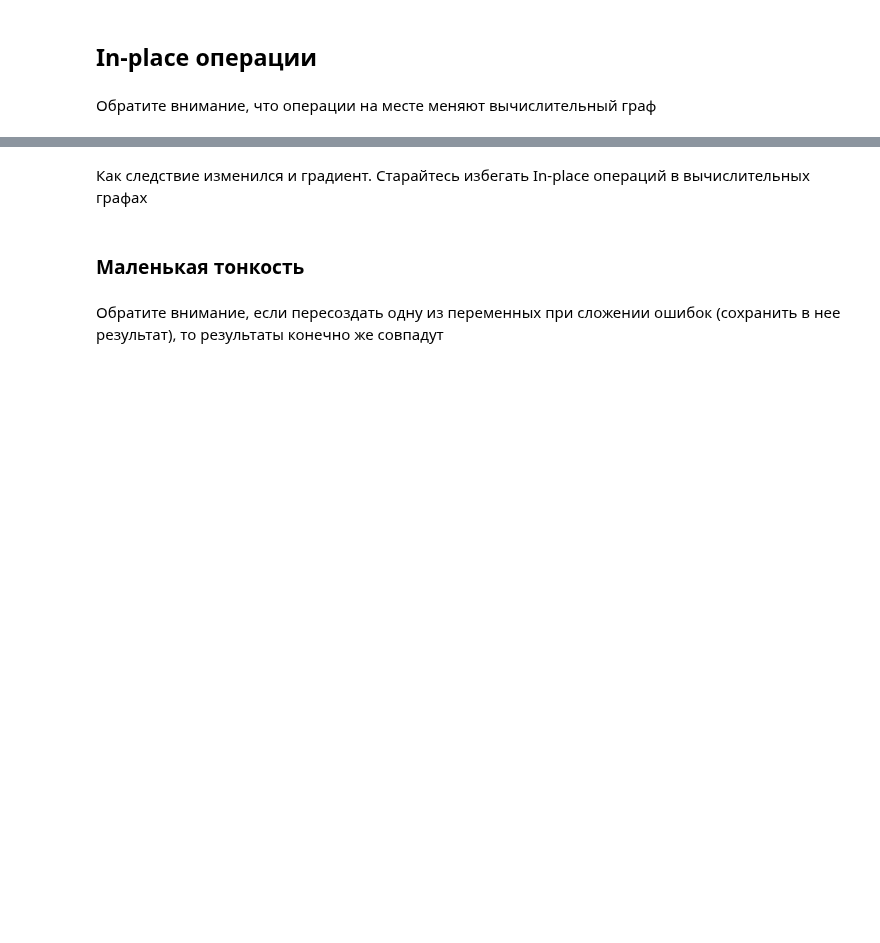
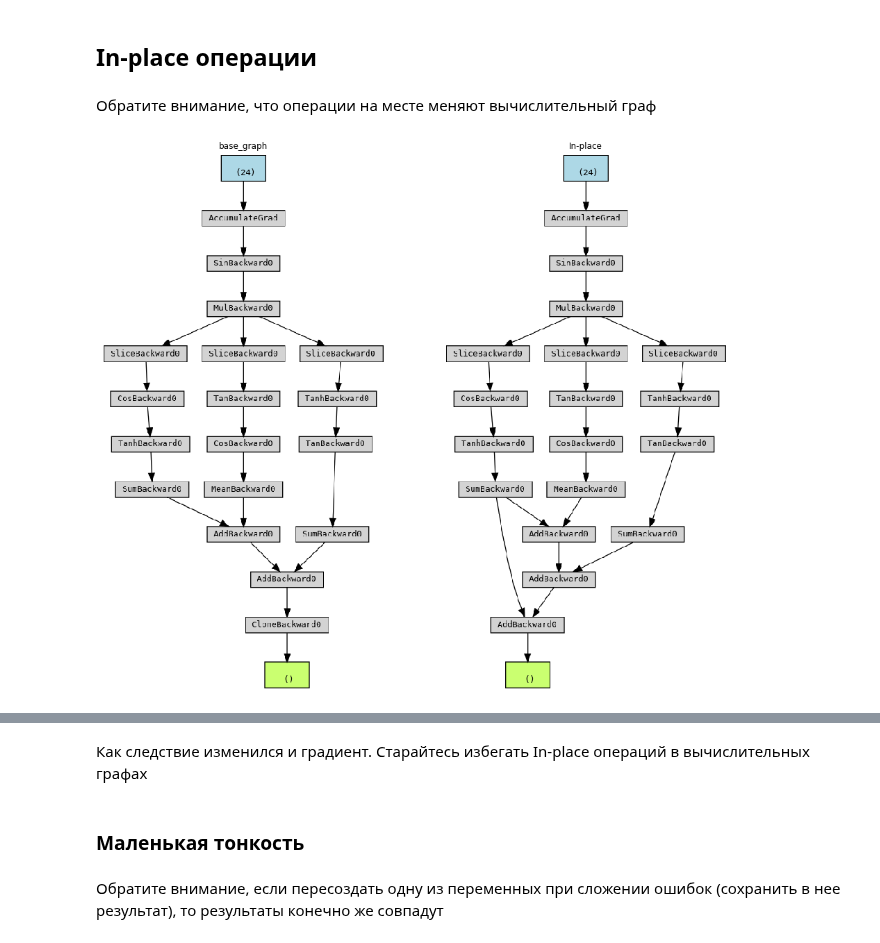
Before and after one commit to Chularev/articles, a Jupyter notebook: torch_losses_sum.ipynb, the cells around one changed output, grey strips where cells are left out. Saved outputs shown, nothing was run; the diff lists cells and outputs as text; code cells hidden in the pictures; blank space fills up the shorter version.

```diff
--- a/torch_losses_sum.ipynb
+++ b/torch_losses_sum.ipynb
@@ -153,6 +149,19 @@ SyntaxError: invalid syntax (<ipython-input-24-0fc4d083fc4e>, line 1)
 ## In-place операции
 # %% [markdown]
 Обратите внимание, что операции на месте меняют вычислительный граф
+# %%
+def compare_with_base_graph(graph_name):
+    fig, axes = plt.subplots(nrows=1, ncols=2, figsize=(25,45))
+
+    for column in range(2):
+        ax1 = plt.subplot2grid((1, 3), (0, column))
+        title = 'base_graph' if column == 0 else graph_name
+        ax1.set_title(title)
+        ax1.axis('off')
+        image = plt.imread(title + ".png")
+        ax1.imshow(image)
+
+    plt.show()
 # %%
 input, loss1, loss2, loss3 = get_losses()
 # %%
@@ -164,3 +171,7 @@ print_graph(base_graph)
+# %%
+compare_with_base_graph('In-place')
+# %% [output]
+[figure, added]
 # %%
 loss1.backward()
 # %%
```
Also changed, not shown: parts of 9 cells of this notebook.
